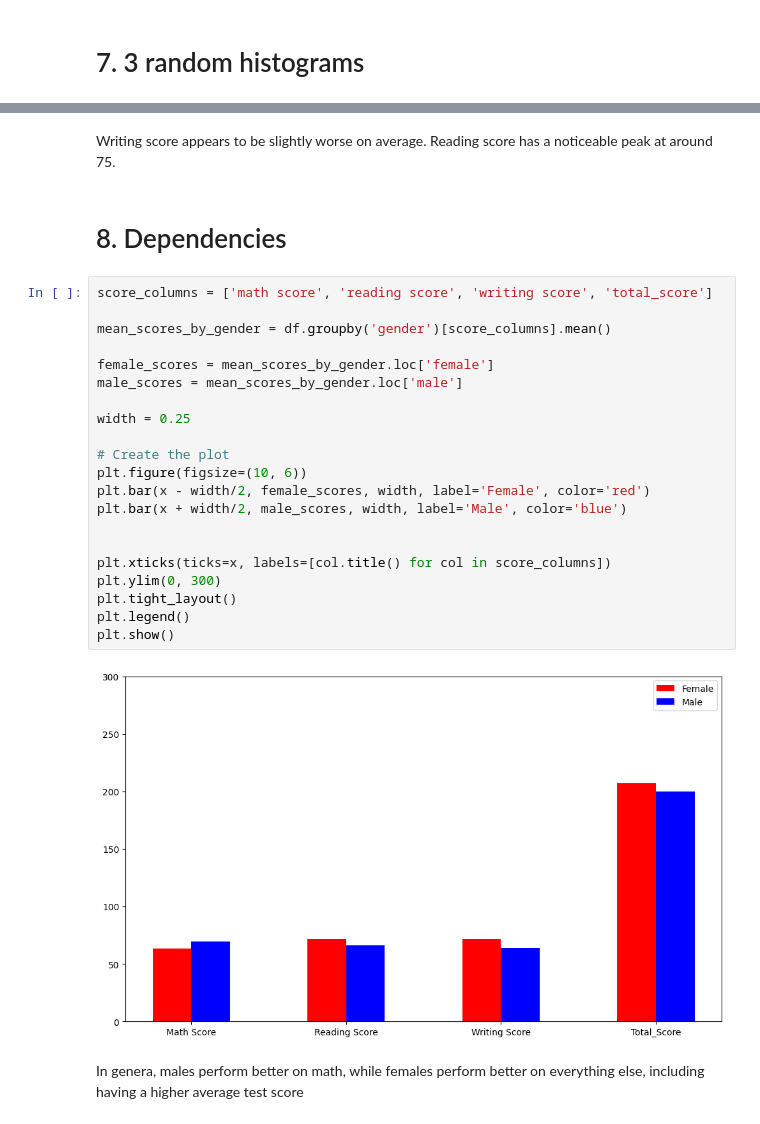
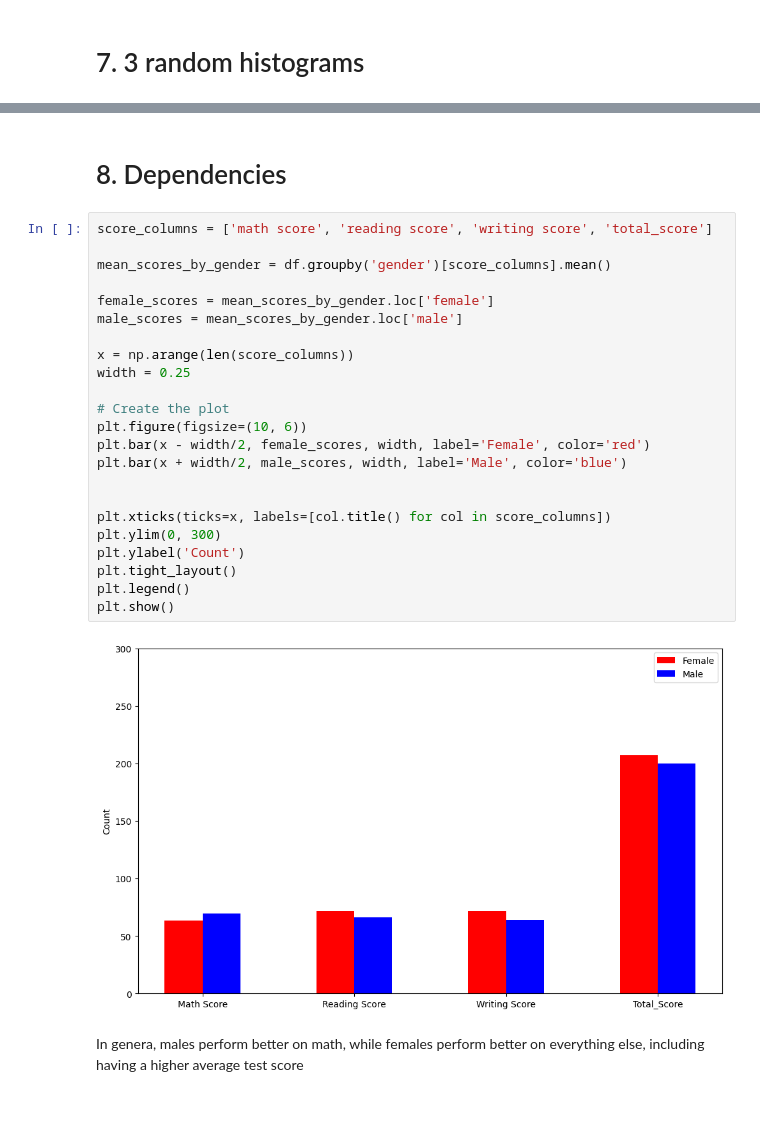
Before and after one commit to BUSH222/MISIS-intro_to_ml_course, a Jupyter notebook: src/02_lab_eda.ipynb, the cells around one changed output, grey strips where cells are left out. Drawn from its saved outputs; the diff is of its cells as text.

```diff
--- a/src/02_lab_eda.ipynb
+++ b/src/02_lab_eda.ipynb
@@ -113,30 +147,30 @@ plt.show()
-# %% [markdown]
-Writing score appears to be slightly worse on average. Reading score has a noticeable peak at around 75.
 # %% [markdown]
 # 8. Dependencies
 # %%
 score_columns = ['math score', 'reading score', 'writing score', 'total_score']
 
 mean_scores_by_gender = df.groupby('gender')[score_columns].mean()
 
 female_scores = mean_scores_by_gender.loc['female']
 male_scores = mean_scores_by_gender.loc['male']
 
+x = np.arange(len(score_columns))
 width = 0.25
 
 # Create the plot
 plt.figure(figsize=(10, 6))
 plt.bar(x - width/2, female_scores, width, label='Female', color='red')
 plt.bar(x + width/2, male_scores, width, label='Male', color='blue')
 
 
 plt.xticks(ticks=x, labels=[col.title() for col in score_columns])
 plt.ylim(0, 300)
+plt.ylabel('Count')
 plt.tight_layout()
 plt.legend()
 plt.show()
 # %% [output]
-[figure, old version]
+[figure, new version]
 # %% [markdown]
 In genera, males perform better on math, while females perform better on everything else, including having a higher average test score
 # %%
```
Also changed, not shown: parts of 3 cells of this notebook, 1 other file.
